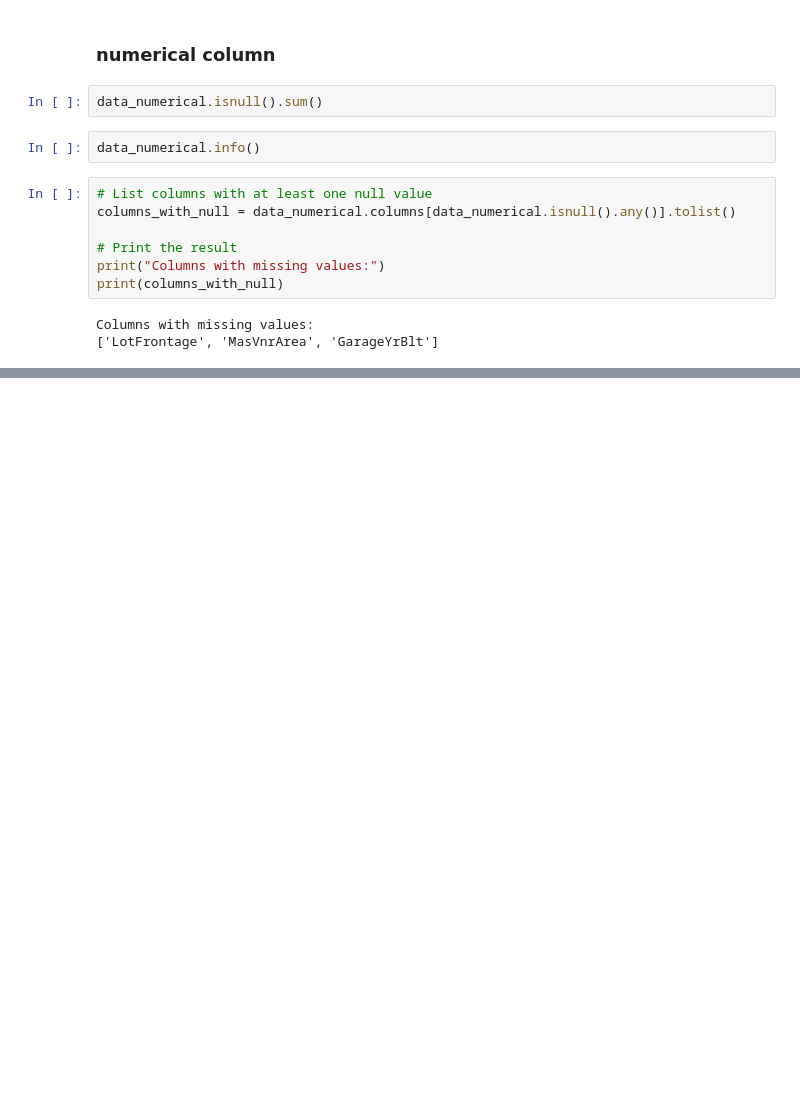
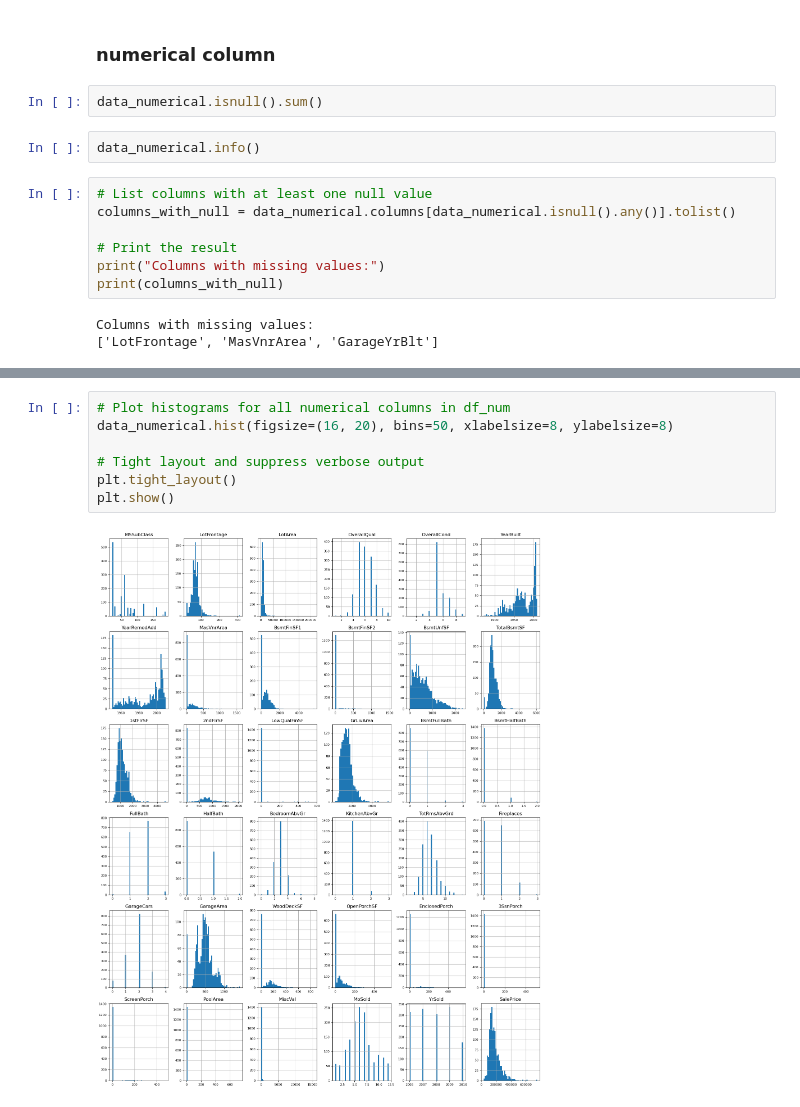
Before and after one commit to Eddythemachine/house_price_competition_kaggle, a Jupyter notebook: notebooks/2.eda2.ipynb, the cells around one changed output, grey strips where cells are left out. Drawn from its saved outputs; the diff is of its cells as text; blank space fills up the shorter version.

```diff
--- a/notebooks/2.eda2.ipynb
+++ b/notebooks/2.eda2.ipynb
@@ -227,0 +544,9 @@ for col in columns_with_null:
+# %%
+# Plot histograms for all numerical columns in df_num
+data_numerical.hist(figsize=(16, 20), bins=50, xlabelsize=8, ylabelsize=8)
+
+# Tight layout and suppress verbose output
+plt.tight_layout()
+plt.show()
+# %% [output]
+[figure, added]
```
Also changed, not shown: parts of 30 cells of this notebook.
